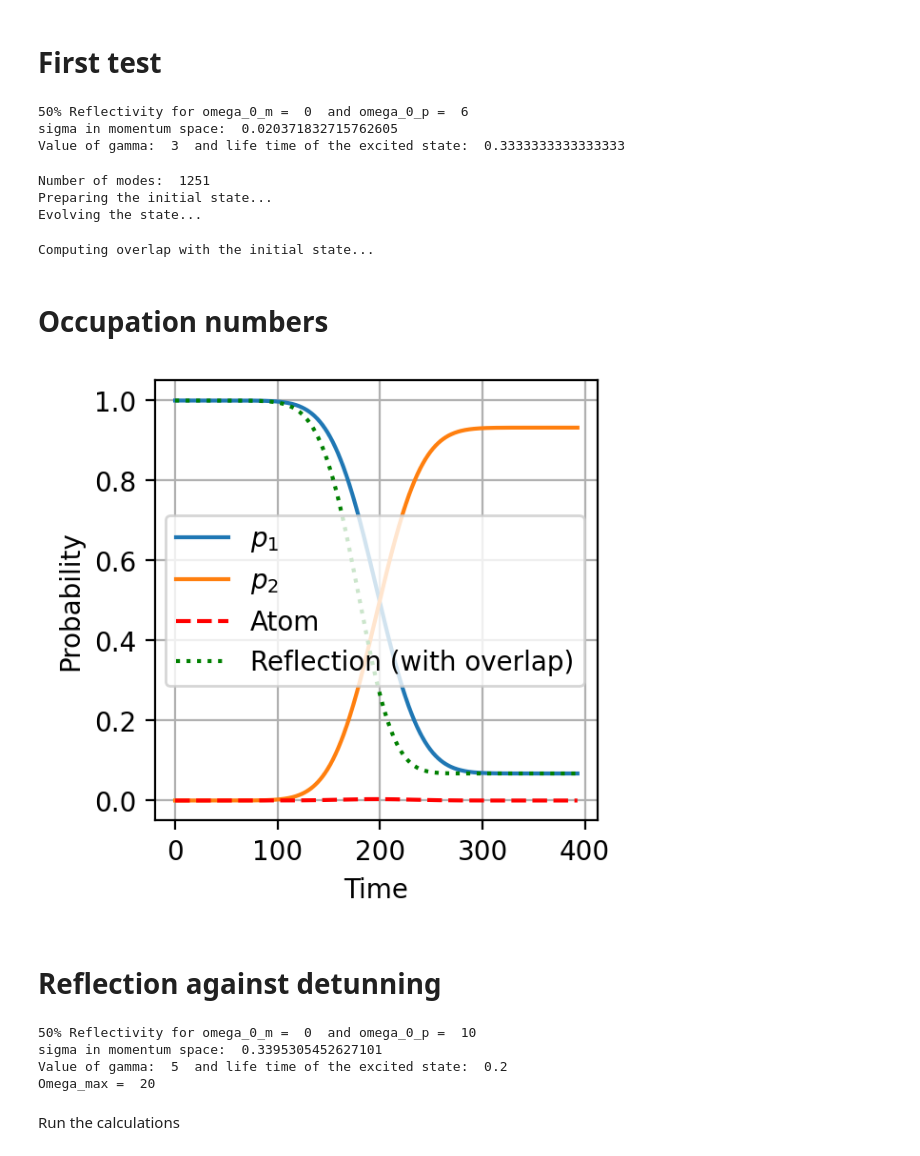
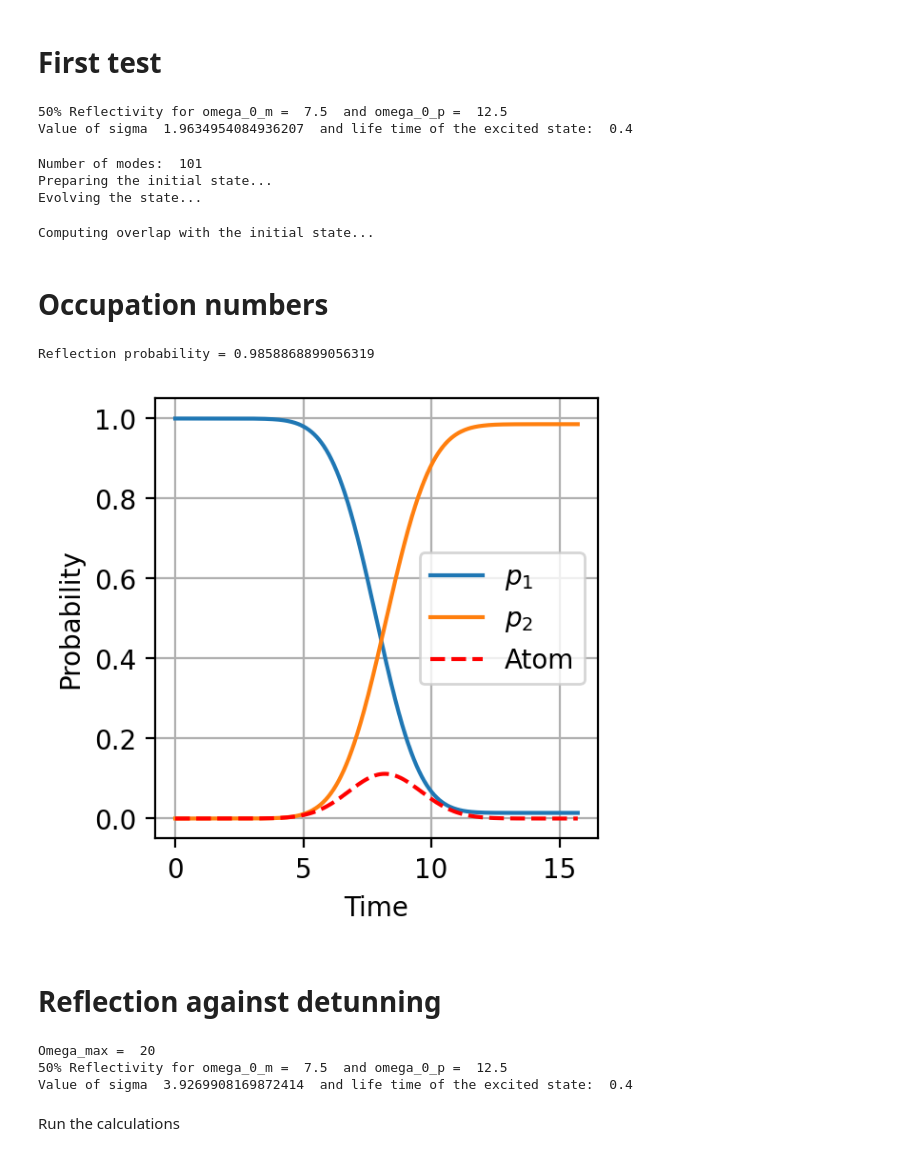
Before and after one commit to rpiron/nii_internship, a Jupyter notebook: beamsplitter/callibration.ipynb, the cells around one changed output. Drawn from its saved outputs; the diff is of its cells as text; code cells hidden in the pictures.

```diff
--- a/beamsplitter/callibration.ipynb
+++ b/beamsplitter/callibration.ipynb
@@ -157,15 +157,17 @@ def get_data_mirror_fast(L, T, dt, omega_0, omega_A, omega_max, g_0, sigma, x_0,
 # %% [markdown]
 <h1> First test </h1>
 # %%
-L = 250*pi
+L = 10*pi
 T = L/2
 dt = 0.01
 
 #Jaynes-Cummings parameter g_0 and energies
-g_0 = 1
-omega_A = 3
-omega_0 = 3
-omega_max = 10
+g_0 = 0.5
+omega_A = 10
+omega_0 = 10
+gamma = g_0**2 * omega_A
+
+omega_max = 20
 
 #initial photon wavepacket parameters
 sigma = L/16
@@ -173,18 +175,15 @@ sigma_momentum = 1/sigma
 x_0 = -L/4
 
 #check some parameters
-gamma = g_0**2 * omega_A
 print("50% Reflectivity for omega_0_m = ", omega_A - gamma, " and omega_0_p = ", omega_A + gamma)
-print("sigma in momentum space: ", sigma_momentum)
-print("Value of gamma: ", gamma, " and life time of the excited state: ", 1/gamma)
+print("Value of sigma ", sigma, " and life time of the excited state: ", 1/gamma)
 # %% [output]
-50% Reflectivity for omega_0_m =  0  and omega_0_p =  6
-sigma in momentum space:  0.020371832715762605
-Value of gamma:  3  and life time of the excited state:  0.3333333333333333
+50% Reflectivity for omega_0_m =  7.5  and omega_0_p =  12.5
+Value of sigma  1.9634954084936207  and life time of the excited state:  0.4
 # %%
 c_array, b_array, overlap_tab, k_tab = get_data_mirror_fast(L, T, dt, omega_0, omega_A, omega_max, g_0, sigma, x_0, print_nb_modes=True)
 # %% [output]
-Number of modes:  1251
+Number of modes:  101
 Preparing the initial state...
 Evolving the state...
 Computing overlap with the initial state...
@@ -205,49 +204,49 @@ for i in tqdm(range(nb_pts_time)):
     p_2[i] = np.sum(np.abs(c_array[i,n_modes:])**2)
     p_atom[i] = np.abs(b_array[i])**2
 # %%
+print("Reflection probability =", 1-p_1[-1])
+
 fig, ax = plt.subplots(1,1, figsize=(3,3), dpi=resol)
 ax.plot(time_array, p_1, label=r'$p_1$')
 ax.plot(time_array, p_2, label=r'$p_2$')
 ax.plot(time_array, p_atom, label='Atom', linestyle='--', color='red')
-ax.plot(time_array, overlap_tab, label='Reflection (with overlap)', linestyle=':', color='green')
+#ax.plot(time_array, overlap_tab, label='Reflection (with overlap)', linestyle=':', color='green')
 ax.set_xlabel('Time')
 ax.set_ylabel('Probability')
 #ax.set_ylim(0, 1.1)
 ax.legend()
 ax.grid()
 
 plt.show()
 # %% [output]
+Reflection probability = 0.9858868899056319
-[figure, old version]
+[figure, new version]
 # %% [markdown]
 <h1> Reflection against detunning </h1>
 # %%
-L = 15*pi
+L = 10*pi
 T = L/2
 dt = 0.01
 
 #Jaynes-Cummings parameter g_0 and energies
-g_0 = 1
-omega_A = 5
+g_0 = 0.5
+omega_A = 10
+#omega_max = omega_A + 3*gamma
+omega_max = 20
+print("Omega_max = ", omega_max)
 
 #initial photon wavepacket parameters
-sigma = L/16
+sigma = L/8
 sigma_momentum = 1/sigma
 x_0 = -L/4
 
 gamma = g_0**2 * omega_A
 print("50% Reflectivity for omega_0_m = ", omega_A - gamma, " and omega_0_p = ", omega_A + gamma)
-print("sigma in momentum space: ", sigma_momentum)
-print("Value of gamma: ", gamma, " and life time of the excited state: ", 1/gamma)
-
-omega_max = omega_A + 3*gamma
-#omega_max = 10
-print("Omega_max = ", omega_max)
+print("Value of sigma ", sigma, " and life time of the excited state: ", 1/gamma)
 # %% [output]
-50% Reflectivity for omega_0_m =  0  and omega_0_p =  10
-sigma in momentum space:  0.3395305452627101
-Value of gamma:  5  and life time of the excited state:  0.2
 Omega_max =  20
+50% Reflectivity for omega_0_m =  7.5  and omega_0_p =  12.5
+Value of sigma  3.9269908169872414  and life time of the excited state:  0.4
 # %% [markdown]
 Run the calculations
 # %%
```
Also changed, not shown: parts of 12 cells of this notebook, 4 other files.
